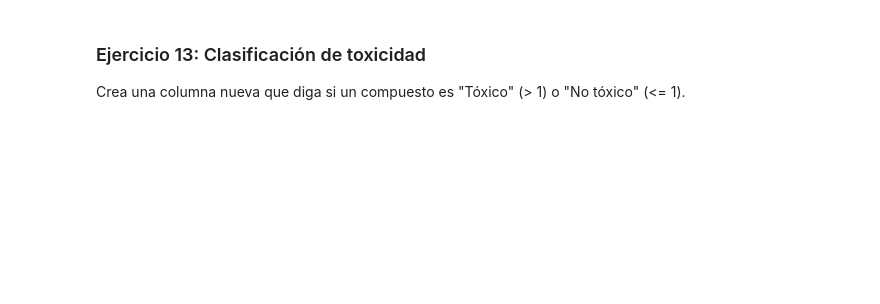
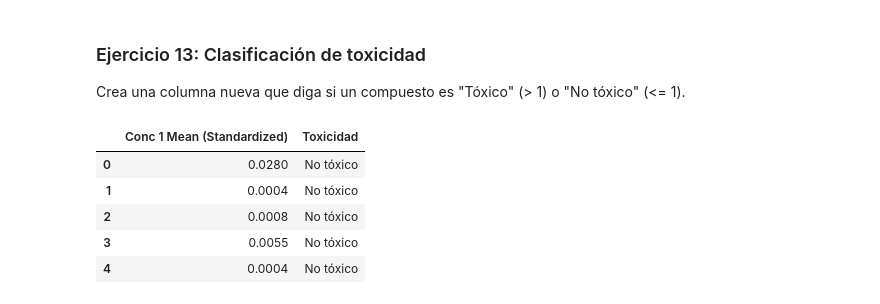
Before and after one commit to mauriciodeoliveirareis/bioinformatics_master, a Jupyter notebook: medicine_design/Máster UEV - Unidad1 - Pandas y gráficas.ipynb, the cells around one changed output. Cells and saved outputs as stored; diff of their text form; code cells hidden in the pictures; blank space fills up the shorter version.

```diff
--- a/medicine_design/Máster UEV - Unidad1 - Pandas y gráficas.ipynb
+++ b/medicine_design/Máster UEV - Unidad1 - Pandas y gráficas.ipynb
@@ -209,4 +251,15 @@ Crea una nueva columna con el logaritmo de la concentración (añade 1 para evit
 ### Ejercicio 13: Clasificación de toxicidad
 Crea una columna nueva que diga si un compuesto es "Tóxico" (> 1) o "No tóxico" (<= 1).
 # %%
-# Escribe aquí tu solución
+# Crear una nueva columna que clasifique los compuestos como "Tóxico" o "No tóxico"
+df['Toxicidad'] = df['Conc 1 Mean (Standardized)'].apply(lambda x: 'Tóxico' if x > 1 else 'No tóxico')
+
+# Mostrar las primeras filas para verificar
+df[['Conc 1 Mean (Standardized)', 'Toxicidad']].head()
+# %% [output]
+|  | Conc 1 Mean (Standardized) | Toxicidad |
+| 0 | 0.0280 | No tóxico |
+| 1 | 0.0004 | No tóxico |
+| 2 | 0.0008 | No tóxico |
+| 3 | 0.0055 | No tóxico |
+| 4 | 0.0004 | No tóxico |
```
Also changed, not shown: parts of 4 cells of this notebook, 12 other files.
